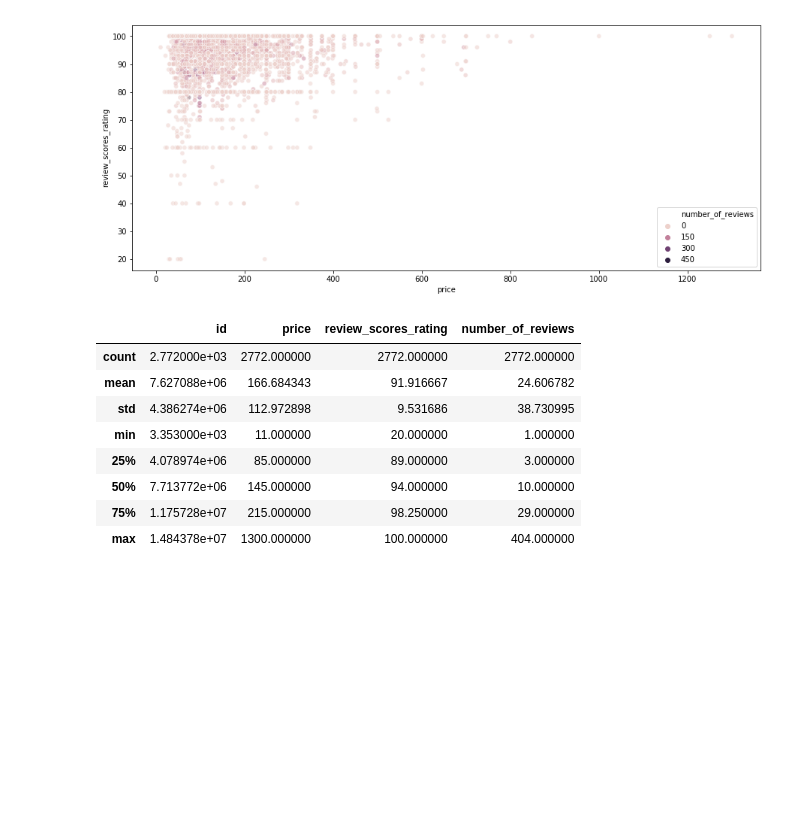
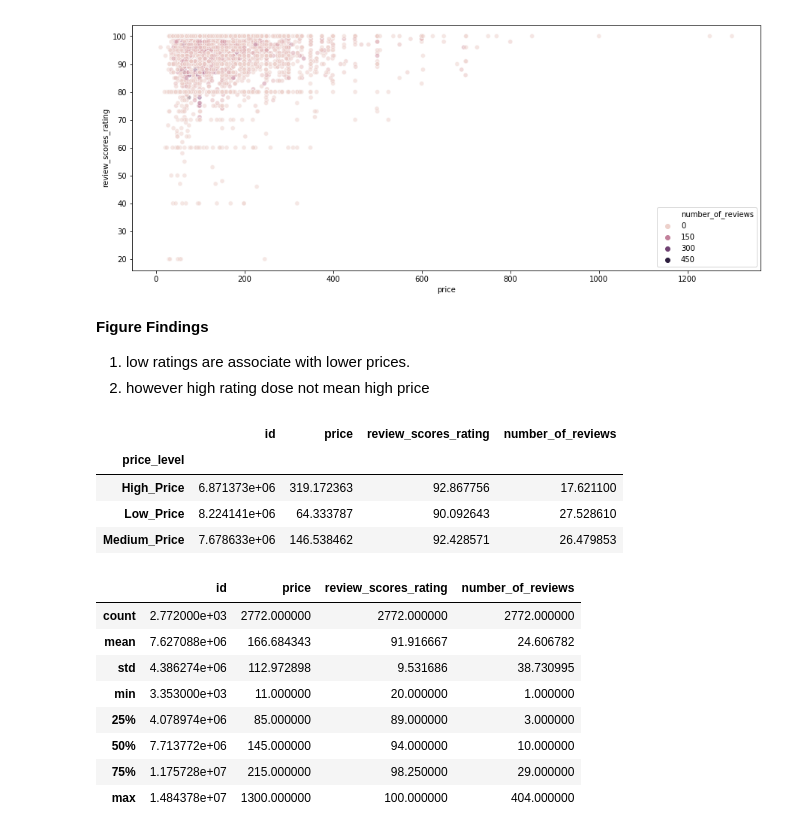
Before and after one commit to haataa/airbnb_finding, a Jupyter notebook: airbnb_finding.ipynb, the cells around one changed output. Drawn from its saved outputs; the diff is of its cells as text; code cells hidden in the pictures; blank space fills up the shorter version.

```diff
--- a/airbnb_finding.ipynb
+++ b/airbnb_finding.ipynb
@@ -376,6 +374,19 @@ sns.scatterplot(x='price',y='review_scores_rating',hue='number_of_reviews',alpha
 # %% [output]
 <matplotlib.axes._subplots.AxesSubplot at 0x...>
 [figure]
+# %% [markdown]
+**Figure Findings**
+1. low ratings are associate with lower prices.
+2. however high rating dose not mean high price
+# %%
+price_level_review_num = bs_price_rate.groupby('price_level').mean()
+price_level_review_num
+# %% [output]
+|  | id | price | review_scores_rating | number_of_reviews |
+| price_level |  |  |  |  |
+| High_Price | 6.871373e+06 | 319.172363 | 92.867756 | 17.621100 |
+| Low_Price | 8.224141e+06 | 64.333787 | 90.092643 | 27.528610 |
+| Medium_Price | 7.678633e+06 | 146.538462 | 92.428571 | 26.479853 |
 # %%
 bs_price_rate.describe()
 # %% [output]
```
Also changed, not shown: parts of 13 cells of this notebook.
